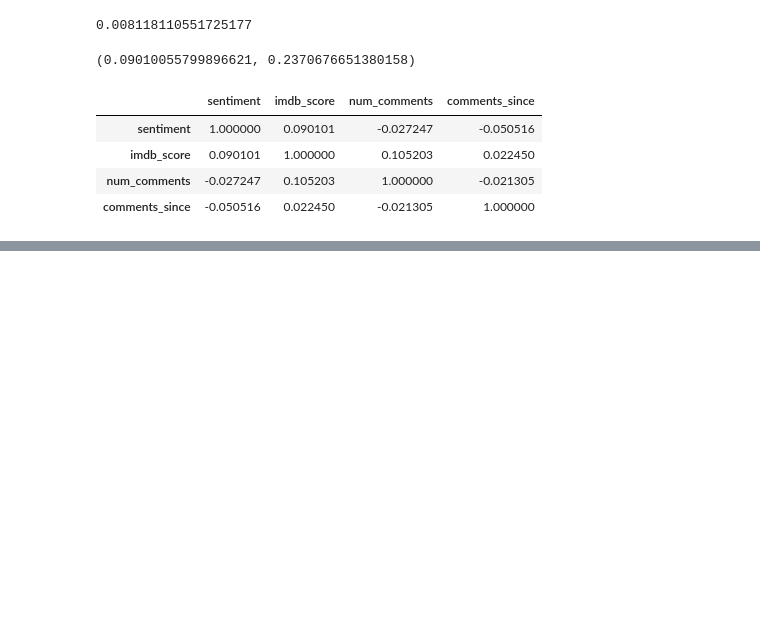
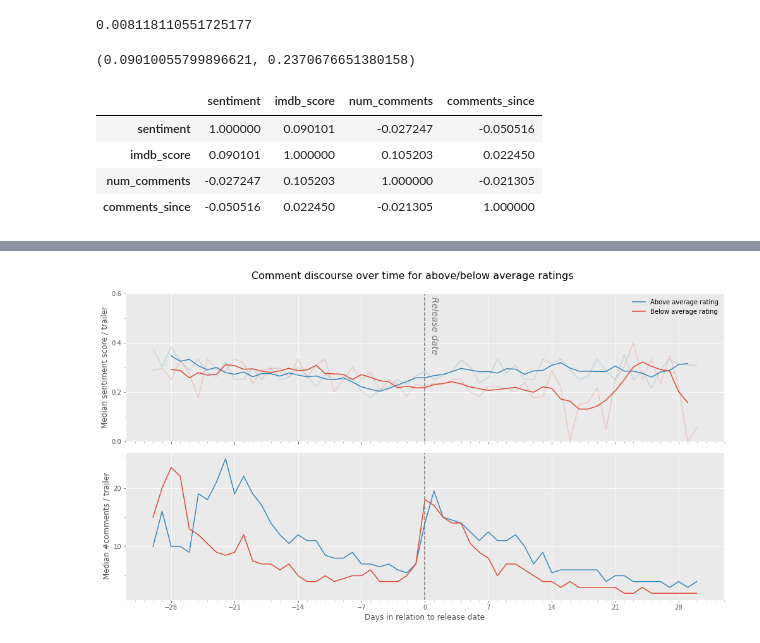
Before and after one commit to Marcus-Friis/data-in-the-wild, a Jupyter notebook: notebooks/timeseries analysis.ipynb, the cells around one changed output, grey strips where cells are left out. Drawn from its saved outputs; the diff is of its cells as text; code cells hidden in the pictures; blank space fills up the shorter version.

```diff
--- a/notebooks/timeseries analysis.ipynb
+++ b/notebooks/timeseries analysis.ipynb
@@ -365,0 +386,85 @@ X.corr()
+# %%
+annot_params = {
+    'color': '#777777',
+    'linestyle': '--'
+}
+
+plot_dict = {
+    True: {
+        'color': '#348ABD',
+        'label': 'Above average rating'
+    },
+
+    False: {
+        'color': '#E24A33',
+        'label': 'Below average rating'
+    }
+}
+
+window_size=4
+# %%
+fig, (ax1, ax2) = plt.subplots(2, figsize=(14,8))
+fig.suptitle('Comment discourse over time for above/below average ratings', fontsize=16)
+
+X = df
+
+# asdf = X.primaryTitle.value_counts().index[X.primaryTitle.value_counts() >= 500]
+# X = X[X.primaryTitle.isin(asdf)]
+
+threshold = X[['tconst', 'averageRating']].drop_duplicates().averageRating.median()
+
+mask = X.averageRating >= threshold
+X['threshold'] = mask
+
+# X = X[(X.averageRating <= threshold) | (X.averageRating >= threshold)]
+
+for condition in X.threshold.unique():
+    mask = X.threshold == condition
+    print(X[mask].primaryTitle.nunique())
+    Xagg = X[mask].groupby(['comment_idx', 'videoId', 'primaryTitle']).agg(
+        sentiment=('sentiment_predicted_score', 'mean'),
+        numComments=('commentId', 'count')
+    ).reset_index()
+
+    Xagg = Xagg.groupby('comment_idx').agg(
+        sentiment=('sentiment', 'median'),
+        numComments=('numComments', 'median')
+    ).reset_index()
+
+    trend = Xagg.rolling(window=window_size, center=True).mean().sentiment
+
+    trend = ax1.plot(Xagg.comment_idx, trend, **plot_dict[condition])
+    ax1.plot(Xagg.comment_idx, Xagg.sentiment, alpha=.2)
+    ax2.plot(Xagg.comment_idx, Xagg.numComments)
+
+
+ax1.set_ylim(0, .6)
+
+ax1.axvline(x=0, **annot_params)
+ax1.text(0.5, .36, 'Release date', color=annot_params['color'], fontsize=14, fontstyle='italic', rotation=-90)
+
+ax1.set_ylabel('Median sentiment score / trailer')
+
+ax1.xaxis.set_major_locator(MultipleLocator(7))
+ax1.xaxis.set_minor_locator(MultipleLocator(1))
+
+ax1.yaxis.set_major_locator(MultipleLocator(.2))
+ax1.yaxis.set_minor_locator(MultipleLocator(.1))
+ax1.set_xticklabels([])
+
+
+ax2.axvline(x=0, **annot_params)
+
+ax2.xaxis.set_major_locator(MultipleLocator(7))
+ax2.xaxis.set_minor_locator(MultipleLocator(1))
+
+ax2.yaxis.set_major_locator(MultipleLocator(10))
+ax2.yaxis.set_minor_locator(MultipleLocator(5))
+
+ax2.set_xlabel('Days in relation to release date')
+ax2.set_ylabel('Median #comments / trailer')
+
+ax1.legend()
+
+plt.tight_layout()
+# %% [output]
@@ -365,0 +473 @@ X.corr()
+[figure, added]
```
Also changed, not shown: parts of 4 cells of this notebook.
